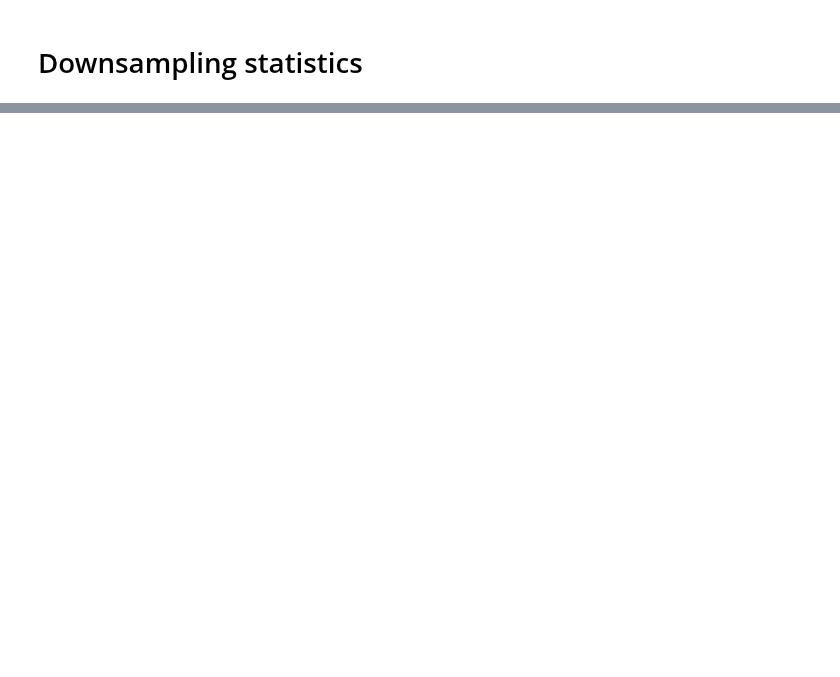
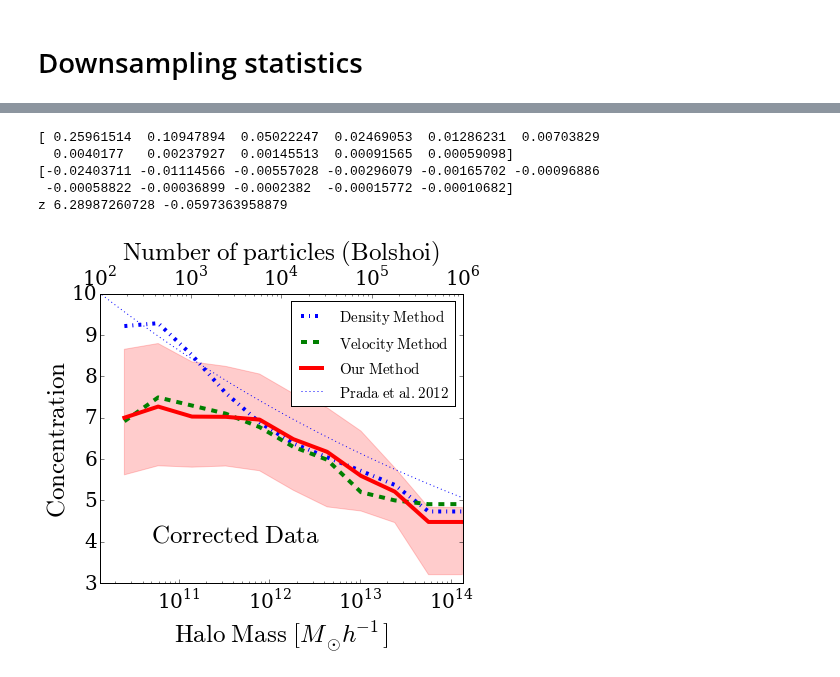
Before and after one commit to astroandes/MACH, a Jupyter notebook: plots/ComparisonPlots.ipynb, the cells around one changed output, grey strips where cells are left out. Cells and saved outputs as stored; diff of their text form; code cells hidden in the pictures; blank space fills up the shorter version.

```diff
--- a/plots/ComparisonPlots.ipynb
+++ b/plots/ComparisonPlots.ipynb
@@ -101,3 +332,77 @@ def enlarge_labels(ax,fsize):
+# %%
+fig = plt.figure(figsize=(6.5,6.0))
+ax = plt.axes()
+
+enlarge_labels(ax,20)
+
+estilos = ['-.', '--', '-']
+colores = ['blue', 'green', 'red']
+origen = ['$\mathrm{Density\ Method}$','$\mathrm{Velocity\ Method}$','$\mathrm{Our\ Method}$']
+
+mid_log_n_particle = mid_log_mass_interval - np.log10(bolshoi_particle_mass)
+#density
+i=0
+ax.plot(10**mid_log_mass_interval,conc_median[:,i],colores[i],lw=4,linestyle=estilos[i], label=origen[i])
+
+#velocity
+i=1
+f_off = func(mid_log_n_particle, popt_vel[0], popt_vel[1])
+ax.plot(10**mid_log_mass_interval,conc_median[:,i]/(1.0+f_off),colores[i],lw=4,linestyle=estilos[i], label=origen[i])
+print f_off
+
+#mass
+i=2
+f_off = func(mid_log_n_particle, popt_mass[0], popt_mass[1])
+ax.plot(10**mid_log_mass_interval,conc_median[:,i]/(1.0+f_off),colores[i],lw=4,linestyle=estilos[i], label=origen[i])
+ax.fill_between(10**mid_log_mass_interval,conc_down[:,2]/(1.0+f_off), conc_up[:,2]/(1.0+f_off), color=colores[2], alpha=0.2)
+
+print f_off
+
+
+#datos de prada
+log_mass_range = np.linspace(9.0, 15.0, 100)
+conc_theory = 7.28 * (10**log_mass_range/(1.0E12))**-0.074
+ax.plot(10**log_mass_range, conc_theory,label='$\mathrm{Prada\ et\ al.\ 2012}$', linestyle=':')
+
+#fit
+z = np.polyfit((mid_log_mass_interval[:] - 12.0), np.log10(conc_median[:,2]/(1+f_off)), 1)
+print "z", 10**z[1], z[0]
+
+#datos del fit
+# log_mass_range = np.linspace(10.0, 15.0, 100)
+# conc_theory = 10**z[1]*(10**log_mass_range/(1E12))**z[0]
+# ax.plot(10**log_mass_range, conc_theory,label='$\mathrm{nuestro}$')
+
+min_part = 1E2
+max_part = 1E6
+ax.legend(loc=1, borderaxespad=0.5, prop={'size':15})
+plt.xlim([min_part*bolshoi_particle_mass,max_part*bolshoi_particle_mass])
+#ax.plot(mid_log_mass_interval-np.log10(particle_mass),conc_median[:,0], lw=0)
+ax.set_ylim([3,10.0])
+#ax.set_yscale('log')
+
+ax2 = ax.twiny()
+enlarge_labels(ax2,20)
+
+plt.subplots_adjust(bottom=0.18, top=0.85)
+ax2.set_xscale('log')
+ax2.set_xlim([min_part,max_part])
+ax2.set_ylim([3,10.0])
+
+ax2.set_xlabel('$\mathrm{Number\ of\ particles\ (Bolshoi)}$',fontsize=25)
+ax.set_xscale('log')
+ax.set_xlabel('$\mathrm{Halo\ Mass}\ [M_{\odot} h^{-1}]$',fontsize=25)
+ax.set_ylabel('$\mathrm{Concentration}$',fontsize=25)
+
+ax.text(5E10, 4, r'$\mathrm{Corrected\ Data}$', fontsize=25)
+plt.savefig('../paper/concentration_bolshoi_corrected.pdf', bbox_inches='tight')
+# %% [output]
+[ 0.25961514  0.10947894  0.05022247  0.02469053  0.01286231  0.00703829
+  0.0040177   0.00237927  0.00145513  0.00091565  0.00059098]
+[-0.02403711 -0.01114566 -0.00557028 -0.00296079 -0.00165702 -0.00096886
+ -0.00058822 -0.00036899 -0.0002382  -0.00015772 -0.00010682]
+z 6.28987260728 -0.0597363958879
+[figure, added]
 # %%
 density_filename = "../data/results/jc/MultiDark/Rvir_Mvir_fitparams_Multidark.dat"
 velocity_filename = "../data/results/MDmini/velocity/results.csv"
```
Also changed, not shown: parts of 22 cells of this notebook.
